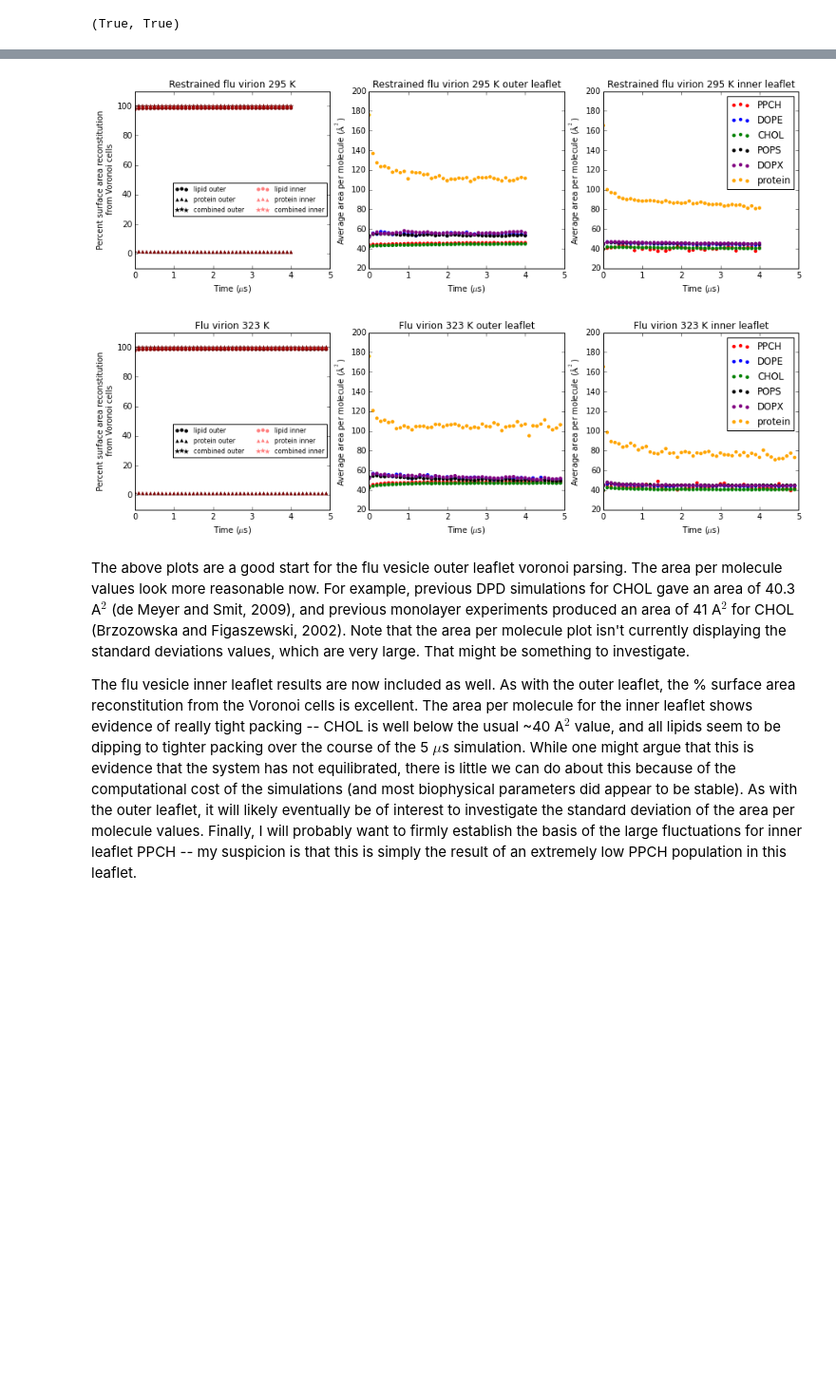
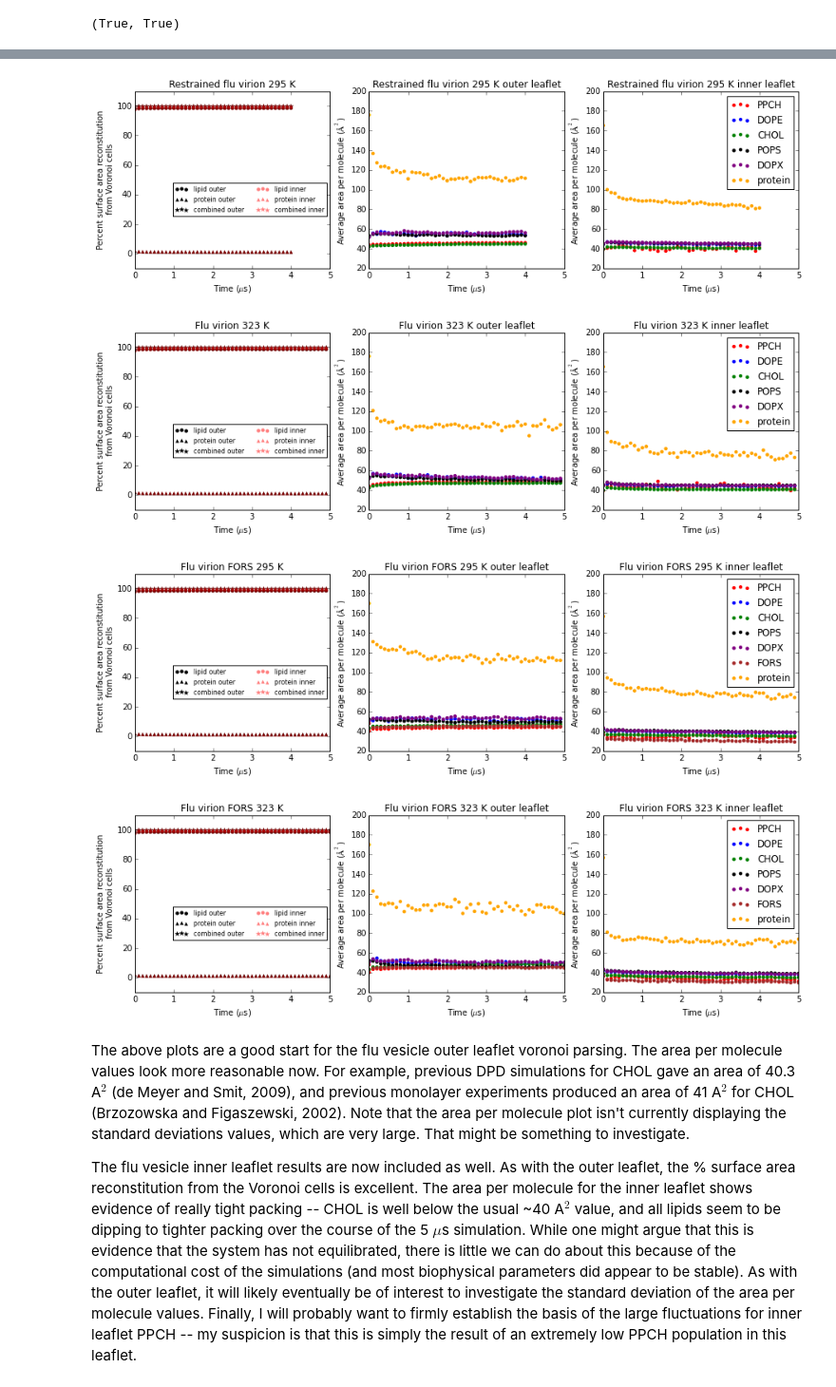
Before and after one commit to tylerjereddy/viral_voronoi_analysis, a Jupyter notebook: spherical_Voronoi_virus_analysis.ipynb, the cells around one changed output, grey strips where cells are left out. Shown at 95% size. Cells and saved outputs as stored; diff of their text form; code cells hidden in the pictures; blank space fills up the shorter version.

```diff
--- a/spherical_Voronoi_virus_analysis.ipynb
+++ b/spherical_Voronoi_virus_analysis.ipynb
@@ -88,3 +88,7 @@ engine_sim36.execute("reload(voronoi_analysis_library)")
 engine_sim37.execute("reload(voronoi_analysis_library)")
 ar_sim36 = engine_sim36.execute("universe_object = voronoi_analysis_library.produce_universe_object_on_remote_engine(data_path_1 = '/sbcb/hfs0/bioc1009/postdoc_data/production_simulations/Aug_21_2012_non_Forss_virion_prod_5us_rad_080_PULL_CODE/',limit_1=-6,limit_2=-4,coordinate_filepath='/sbcb/hfs0/bioc1009/postdoc_data/production_simulations/July2_2012_equil_vesicle_NO_Forss/protein_incorporation/g_membed/completed_embedding_Aug14_2012/compact_sys_no_solvent.gro',traj_data_extension_with_replace='yes',data_path_2='/sansom/n04/bioc1009/Aug_21_2012_non_Forss_virion_prod_5us_rad_080_PULL_CODE/',limit_3=-6,limit_4=-4)")
 ar_sim37 = engine_sim37.execute("universe_object = voronoi_analysis_library.produce_universe_object_on_remote_engine(data_path_1 = '/sbcb/hfs0/bioc1009/postdoc_data/production_simulations/Nov_26_2012_non_Forss_virion_prod_5us_rad_080_unrestrained_323K/',limit_1=-6,limit_2=-4,coordinate_filepath='/sbcb/hfs0/bioc1009/postdoc_data/production_simulations/July2_2012_equil_vesicle_NO_Forss/protein_incorporation/g_membed/completed_embedding_Aug14_2012/compact_sys_no_solvent.gro')")
+# %%
+#assign remote engines for sims38/39:
+engine_sim38 = rc[4]
+engine_sim39 = rc[5]
@@ -421,27 +450,39 @@ sim33_list_frame_numbers,sim33_list_percent_surface_area_reconstitution,sim33_li
 #now pull out the Voronoi data from additional simulation conditions (sims36/37):
 sim36_list_frame_numbers,sim36_list_percent_surface_area_reconstitution_from_lipids_only,sim36_list_percent_surface_area_reconstitution_from_proteins_only,sim36_list_percent_surface_area_reconstitution_from_lipids_only_inner_leaflet,sim36_list_percent_surface_area_reconstitution_from_proteins_only_inner_leaflet,sim36_dictionary_headgroup_data = [engine_sim36[key] for key in ["sim36_list_frame_numbers","sim36_list_percent_surface_area_reconstitution_from_lipids_only","sim36_list_percent_surface_area_reconstitution_from_proteins_only","sim36_list_percent_surface_area_reconstitution_from_lipids_only_inner_leaflet","sim36_list_percent_surface_area_reconstitution_from_proteins_only_inner_leaflet","sim36_dictionary_headgroup_data"]]
 sim37_list_frame_numbers,sim37_list_percent_surface_area_reconstitution_from_lipids_only,sim37_list_percent_surface_area_reconstitution_from_proteins_only,sim37_list_percent_surface_area_reconstitution_from_lipids_only_inner_leaflet,sim37_list_percent_surface_area_reconstitution_from_proteins_only_inner_leaflet,sim37_dictionary_headgroup_data = [engine_sim37[key] for key in ["sim37_list_frame_numbers","sim37_list_percent_surface_area_reconstitution_from_lipids_only","sim37_list_percent_surface_area_reconstitution_from_proteins_only","sim37_list_percent_surface_area_reconstitution_from_lipids_only_inner_leaflet","sim37_list_percent_surface_area_reconstitution_from_proteins_only_inner_leaflet","sim37_dictionary_headgroup_data"]]
+# %%
+#now pull out the Voronoi data from additional simulation conditions (sims38/39):
+sim38_list_frame_numbers,sim38_list_percent_surface_area_reconstitution_from_lipids_only,sim38_list_percent_surface_area_reconstitution_from_proteins_only,sim38_list_percent_surface_area_reconstitution_from_lipids_only_inner_leaflet,sim38_list_percent_surface_area_reconstitution_from_proteins_only_inner_leaflet,sim38_dictionary_headgroup_data = [engine_sim38[key] for key in ["sim38_list_frame_numbers","sim38_list_percent_surface_area_reconstitution_from_lipids_only","sim38_list_percent_surface_area_reconstitution_from_proteins_only","sim38_list_percent_surface_area_reconstitution_from_lipids_only_inner_leaflet","sim38_list_percent_surface_area_reconstitution_from_proteins_only_inner_leaflet","sim38_dictionary_headgroup_data"]]
+sim39_list_frame_numbers,sim39_list_percent_surface_area_reconstitution_from_lipids_only,sim39_list_percent_surface_area_reconstitution_from_proteins_only,sim39_list_percent_surface_area_reconstitution_from_lipids_only_inner_leaflet,sim39_list_percent_surface_area_reconstitution_from_proteins_only_inner_leaflet,sim39_dictionary_headgroup_data = [engine_sim39[key] for key in ["sim39_list_frame_numbers","sim39_list_percent_surface_area_reconstitution_from_lipids_only","sim39_list_percent_surface_area_reconstitution_from_proteins_only","sim39_list_percent_surface_area_reconstitution_from_lipids_only_inner_leaflet","sim39_list_percent_surface_area_reconstitution_from_proteins_only_inner_leaflet","sim39_dictionary_headgroup_data"]]
 # %%
 #start plotting test vesicle outer leaflet voronoi analysis results from above (now working to add inner leaflet results as well)
 #now working to add plots for preliminary sim35 Voronoi parsing results
 
 #plot sim33 area per molecule results:
 fig2 = plt.figure()
 voronoi_analysis_library.area_per_molecule_plotting(figure_object=fig2,list_frame_numbers=sim33_list_frame_numbers,list_percent_surface_area_reconstitution=sim33_list_percent_surface_area_reconstitution,list_percent_surface_area_reconstitution_inner_leaflet=sim33_list_percent_surface_area_reconstitution_inner_leaflet,protein_present=None,simulation_title='Flu vesicle',dictionary_headgroup_data=sim33_dictionary_headgroup_data,list_percent_surface_area_reconstitution_from_lipids_only=None,list_percent_surface_area_reconstitution_from_lipids_only_inner_leaflet=None,list_percent_surface_area_reconstitution_from_proteins_only=None,list_percent_surface_area_reconstitution_from_proteins_only_inner_leaflet=None)
 #plot sim35 area per molecule results:
 fig3 = plt.figure()
 voronoi_analysis_library.area_per_molecule_plotting(figure_object=fig3,list_frame_numbers=sim35_list_frame_numbers,list_percent_surface_area_reconstitution=None,list_percent_surface_area_reconstitution_inner_leaflet=None,protein_present='yes',simulation_title='Flu virion 295 K',dictionary_headgroup_data=sim35_dictionary_headgroup_data,list_percent_surface_area_reconstitution_from_lipids_only=sim35_list_percent_surface_area_reconstitution_from_lipids_only,list_percent_surface_area_reconstitution_from_lipids_only_inner_leaflet=sim35_list_percent_surface_area_reconstitution_from_lipids_only_inner_leaflet,list_percent_surface_area_reconstitution_from_proteins_only=sim35_list_percent_surface_area_reconstitution_from_proteins_only,list_percent_surface_area_reconstitution_from_proteins_only_inner_leaflet=sim35_list_percent_surface_area_reconstitution_from_proteins_only_inner_leaflet)
 #plot sim36 area per molecule results:
 fig4 = plt.figure()
 voronoi_analysis_library.area_per_molecule_plotting(figure_object=fig4,list_frame_numbers=sim36_list_frame_numbers,list_percent_surface_area_reconstitution=None,list_percent_surface_area_reconstitution_inner_leaflet=None,protein_present='yes',simulation_title='Restrained flu virion 295 K',dictionary_headgroup_data=sim36_dictionary_headgroup_data,list_percent_surface_area_reconstitution_from_lipids_only=sim36_list_percent_surface_area_reconstitution_from_lipids_only,list_percent_surface_area_reconstitution_from_lipids_only_inner_leaflet=sim36_list_percent_surface_area_reconstitution_from_lipids_only_inner_leaflet,list_percent_surface_area_reconstitution_from_proteins_only=sim36_list_percent_surface_area_reconstitution_from_proteins_only,list_percent_surface_area_reconstitution_from_proteins_only_inner_leaflet=sim36_list_percent_surface_area_reconstitution_from_proteins_only_inner_leaflet)
 #plot sim37 area per molecule results:
 fig5 = plt.figure()
 voronoi_analysis_library.area_per_molecule_plotting(figure_object=fig5,list_frame_numbers=sim37_list_frame_numbers,list_percent_surface_area_reconstitution=None,list_percent_surface_area_reconstitution_inner_leaflet=None,protein_present='yes',simulation_title='Flu virion 323 K',dictionary_headgroup_data=sim37_dictionary_headgroup_data,list_percent_surface_area_reconstitution_from_lipids_only=sim37_list_percent_surface_area_reconstitution_from_lipids_only,list_percent_surface_area_reconstitution_from_lipids_only_inner_leaflet=sim37_list_percent_surface_area_reconstitution_from_lipids_only_inner_leaflet,list_percent_surface_area_reconstitution_from_proteins_only=sim37_list_percent_surface_area_reconstitution_from_proteins_only,list_percent_surface_area_reconstitution_from_proteins_only_inner_leaflet=sim37_list_percent_surface_area_reconstitution_from_proteins_only_inner_leaflet)
+#plot sim38 area per molecule results:
+fig6 = plt.figure()
+voronoi_analysis_library.area_per_molecule_plotting(figure_object=fig6,list_frame_numbers=sim38_list_frame_numbers,list_percent_surface_area_reconstitution=None,list_percent_surface_area_reconstitution_inner_leaflet=None,protein_present='yes',simulation_title='Flu virion FORS 295 K',dictionary_headgroup_data=sim38_dictionary_headgroup_data,list_percent_surface_area_reconstitution_from_lipids_only=sim38_list_percent_surface_area_reconstitution_from_lipids_only,list_percent_surface_area_reconstitution_from_lipids_only_inner_leaflet=sim38_list_percent_surface_area_reconstitution_from_lipids_only_inner_leaflet,list_percent_surface_area_reconstitution_from_proteins_only=sim38_list_percent_surface_area_reconstitution_from_proteins_only,list_percent_surface_area_reconstitution_from_proteins_only_inner_leaflet=sim38_list_percent_surface_area_reconstitution_from_proteins_only_inner_leaflet)
+#plot sim39 area per molecule results:
+fig7 = plt.figure()
+voronoi_analysis_library.area_per_molecule_plotting(figure_object=fig7,list_frame_numbers=sim39_list_frame_numbers,list_percent_surface_area_reconstitution=None,list_percent_surface_area_reconstitution_inner_leaflet=None,protein_present='yes',simulation_title='Flu virion FORS 323 K',dictionary_headgroup_data=sim39_dictionary_headgroup_data,list_percent_surface_area_reconstitution_from_lipids_only=sim39_list_percent_surface_area_reconstitution_from_lipids_only,list_percent_surface_area_reconstitution_from_lipids_only_inner_leaflet=sim39_list_percent_surface_area_reconstitution_from_lipids_only_inner_leaflet,list_percent_surface_area_reconstitution_from_proteins_only=sim39_list_percent_surface_area_reconstitution_from_proteins_only,list_percent_surface_area_reconstitution_from_proteins_only_inner_leaflet=sim39_list_percent_surface_area_reconstitution_from_proteins_only_inner_leaflet)
 # %% [output]
 [figure]
 [figure]
 [figure]
 [figure]
+[figure, added]
+[figure, added]
 # %% [markdown]
 The above plots are a good start for the flu vesicle outer leaflet voronoi parsing. The area per molecule values look more reasonable now. For example, previous DPD simulations for CHOL gave an area of 40.3 A$^2$ (de Meyer and Smit, 2009), and previous monolayer experiments produced an area of 41 A$^2$ for CHOL (Brzozowska and Figaszewski, 2002). Note that the area per molecule plot isn't currently displaying the standard deviations values, which are very large. That might be something to investigate.
 
```
Also changed, not shown: parts of 8 cells of this notebook, 1 other file.
